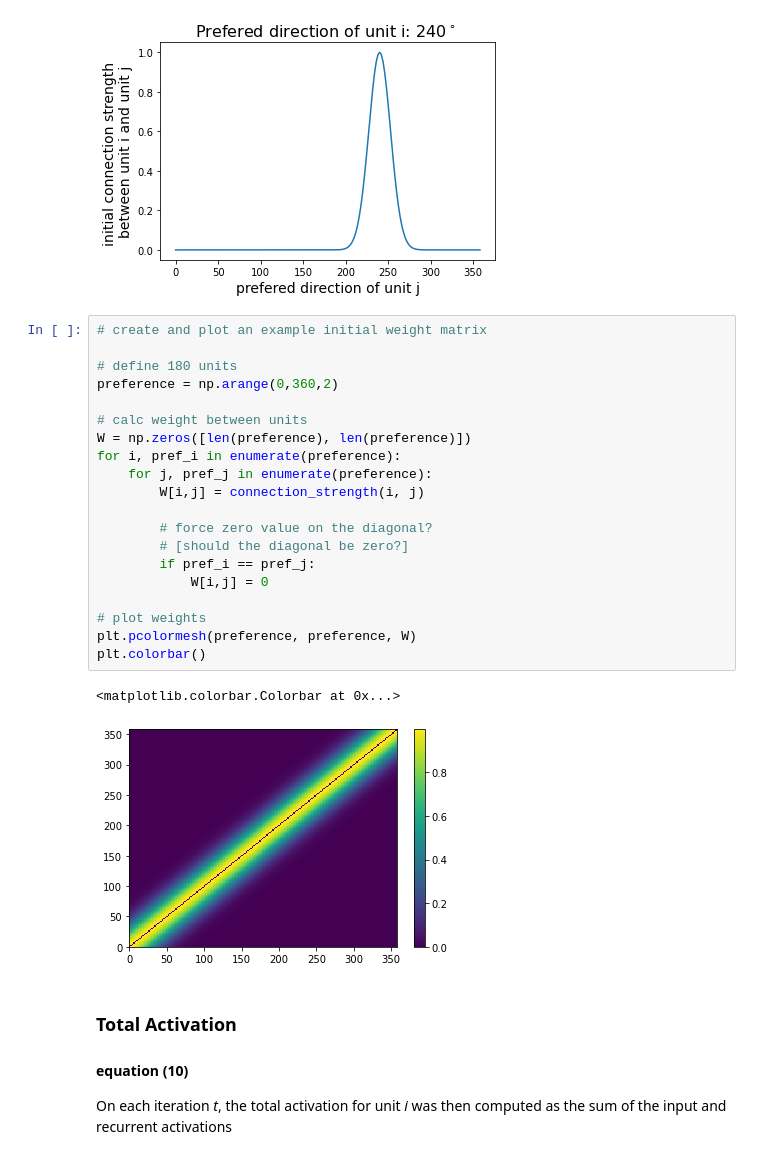
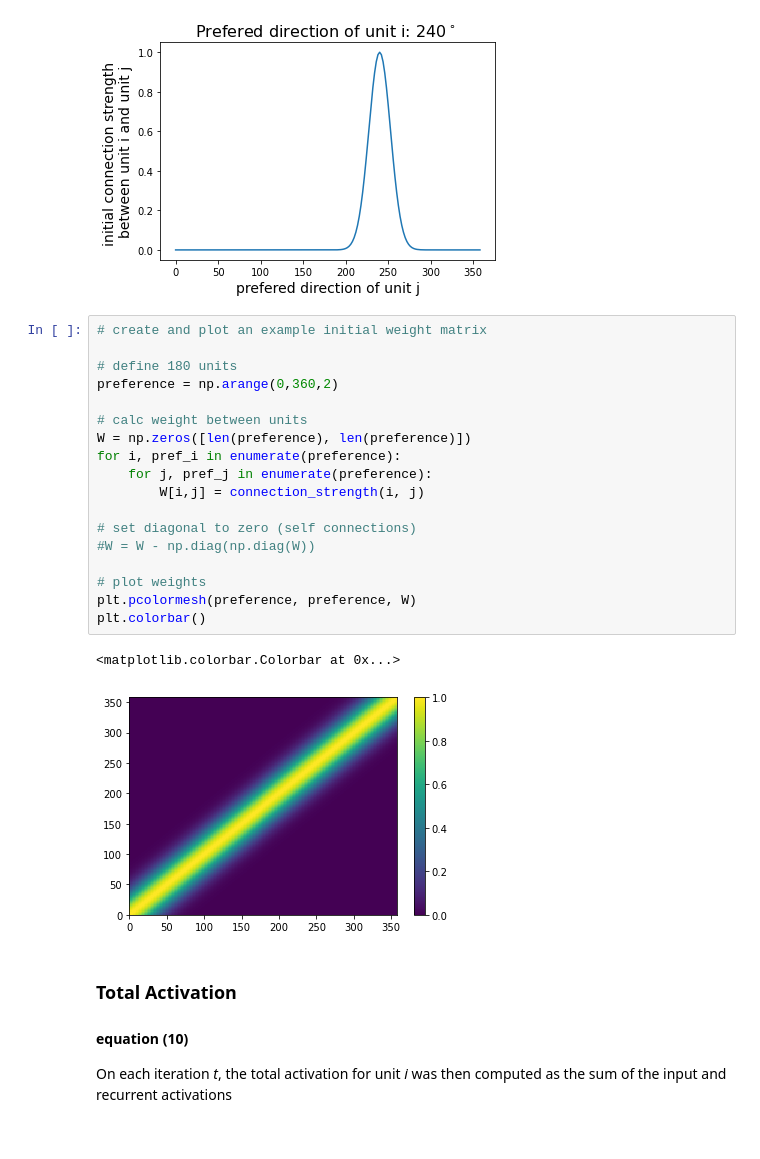
Before and after one commit to mwprestonjr/verstynen_2011_rpl, a Jupyter notebook: notebooks/verstynen_2011.ipynb, the cells around one changed output. Cells and saved outputs as stored; diff of their text form.

```diff
--- a/notebooks/verstynen_2011.ipynb
+++ b/notebooks/verstynen_2011.ipynb
@@ -99,26 +97,24 @@ for pref_i in[60, 120, 240]:
 # %%
 # create and plot an example initial weight matrix
 
 # define 180 units
 preference = np.arange(0,360,2)
 
 # calc weight between units
 W = np.zeros([len(preference), len(preference)])
 for i, pref_i in enumerate(preference):
     for j, pref_j in enumerate(preference):
         W[i,j] = connection_strength(i, j)
 
-        # force zero value on the diagonal?
-        # [should the diagonal be zero?]
-        if pref_i == pref_j:
-            W[i,j] = 0
+# set diagonal to zero (self connections)
+#W = W - np.diag(np.diag(W))
 
 # plot weights
 plt.pcolormesh(preference, preference, W)
 plt.colorbar()
 # %% [output]
 <matplotlib.colorbar.Colorbar at 0x...>
-[figure, old version]
+[figure, new version]
 # %% [markdown]
 ### Total Activation
 #### equation (10)
```
Also changed, not shown: parts of 9 cells of this notebook.
